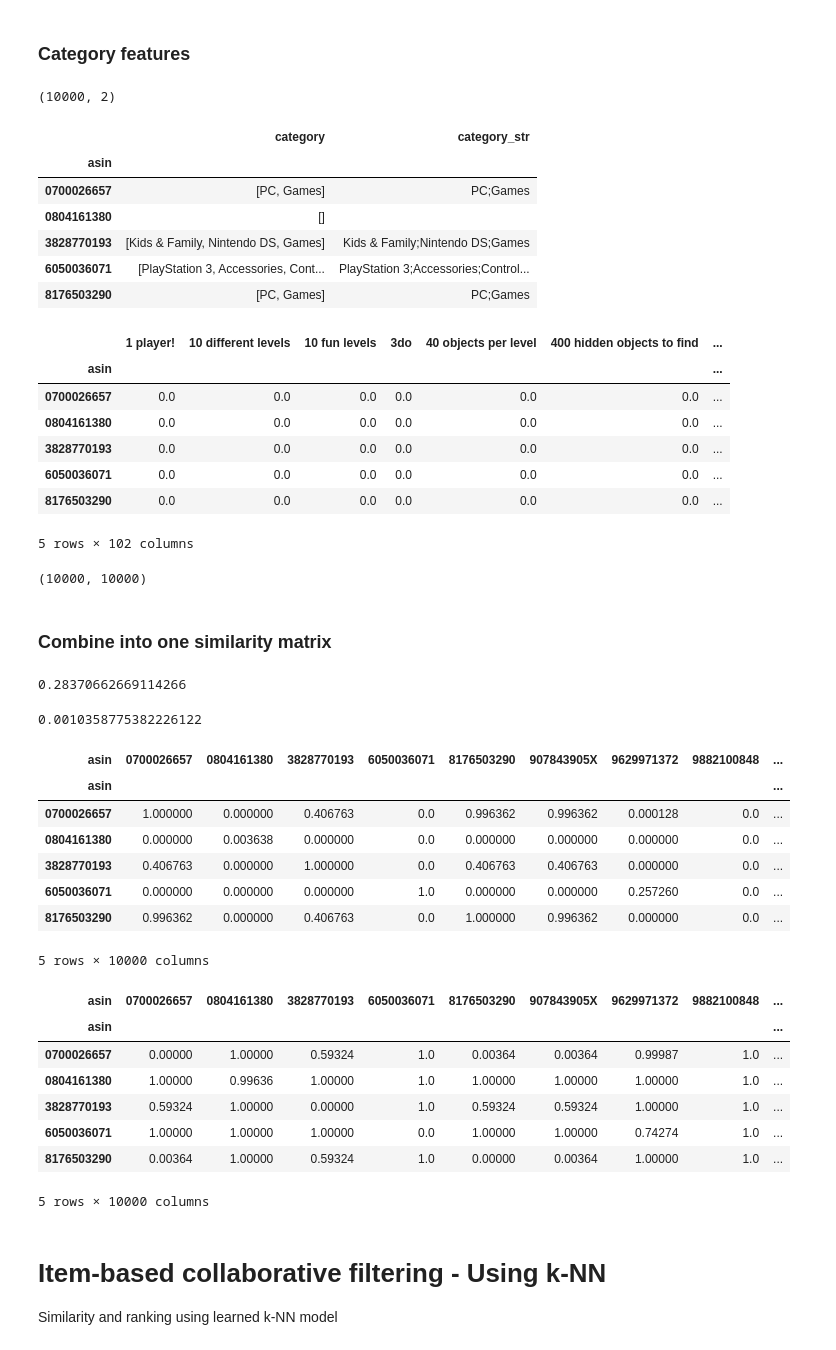
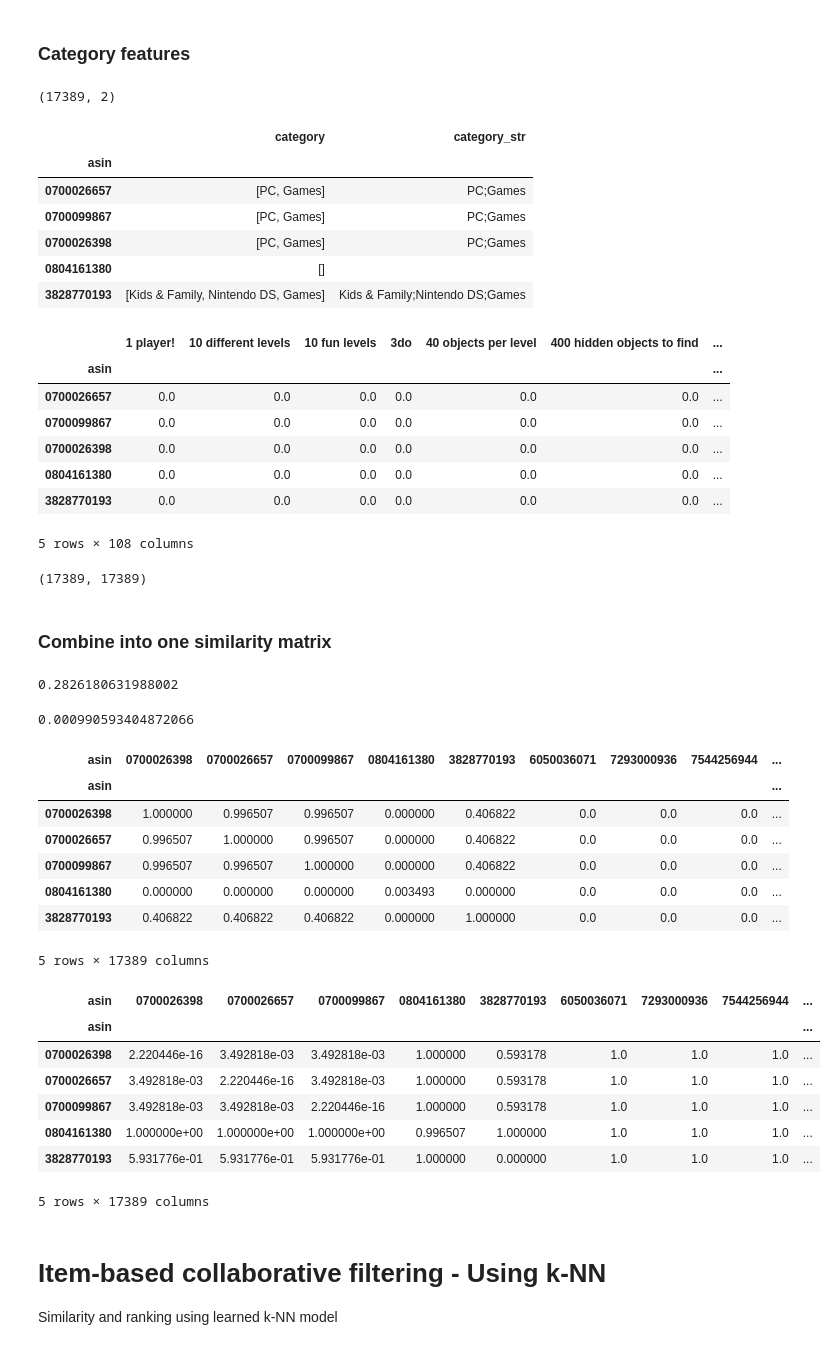
Before and after one commit to wittene/ds5230-recommender, a Jupyter notebook: item-item_multifeats.ipynb, the cells around one changed output. Cells and saved outputs as stored; diff of their text form; code cells hidden in the pictures.

```diff
--- a/item-item_multifeats.ipynb
+++ b/item-item_multifeats.ipynb
@@ -20,8 +20,8 @@ METADATA_PATH = "./data/meta_Video_Games.json.gz"
 REVIEWS_FEATS = ['asin', 'reviewerID', 'overall']
 METADATA_FEATS = ['asin', 'title', 'category']
 # %%
-NUM_PRODUCTS = 10000
-K = 5
+NUM_PRODUCTS = None
+K = 10
 # %% [markdown]
 # Load
 # %% [markdown]
@@ -139,7 +139,8 @@ data
 ### Subset
 # %%
 # Subset the data
-sample_asins = np.random.choice(data['asin'].unique(), size=NUM_PRODUCTS, replace=False)
-data = data[data['asin'].isin(sample_asins)]
+if NUM_PRODUCTS:
+    sample_asins = np.random.choice(data['asin'].unique(), size=NUM_PRODUCTS, replace=False)
+    data = data[data['asin'].isin(sample_asins)]
 data.shape
 # %% [output]
@@ -178,14 +179,14 @@ categories['category_str'] = categories['category'].apply(lambda x: SEP.join(x))
 print(categories.shape)
 categories.head(5)
 # %% [output]
-(10000, 2)
+(17389, 2)
 |  | category | category_str |
 | asin |  |  |
 | 0700026657 | [PC, Games] | PC;Games |
+| 0700099867 | [PC, Games] | PC;Games |
+| 0700026398 | [PC, Games] | PC;Games |
 | 0804161380 | [] |  |
 | 3828770193 | [Kids & Family, Nintendo DS, Games] | Kids & Family;Nintendo DS;Games |
-| 6050036071 | [PlayStation 3, Accessories, Cont... | PlayStation 3;Accessories;Control... |
-| 8176503290 | [PC, Games] | PC;Games |
 # %%
 # TF-IDF using a custom tokenizer
 tokenizer = lambda s: [val for val in s.split(SEP) if val]
@@ -197,59 +198,59 @@ tfidf_matrix.head(5)
 |  | 1 player! | 10 different levels | 10 fun levels | 3do | 40 objects per level | 400 hidden objects to find | ... |
 | asin |  |  |  |  |  |  | ... |
 | 0700026657 | 0.0 | 0.0 | 0.0 | 0.0 | 0.0 | 0.0 | ... |
+| 0700099867 | 0.0 | 0.0 | 0.0 | 0.0 | 0.0 | 0.0 | ... |
+| 0700026398 | 0.0 | 0.0 | 0.0 | 0.0 | 0.0 | 0.0 | ... |
 | 0804161380 | 0.0 | 0.0 | 0.0 | 0.0 | 0.0 | 0.0 | ... |
 | 3828770193 | 0.0 | 0.0 | 0.0 | 0.0 | 0.0 | 0.0 | ... |
-| 6050036071 | 0.0 | 0.0 | 0.0 | 0.0 | 0.0 | 0.0 | ... |
-| 8176503290 | 0.0 | 0.0 | 0.0 | 0.0 | 0.0 | 0.0 | ... |
-5 rows × 102 columns
+5 rows × 108 columns
 # %%
 cat_similarity = linear_kernel(tfidf_matrix)
 cat_similarity.shape
 # %% [output]
-(10000, 10000)
+(17389, 17389)
 # %% [markdown]
 ### Combine into one similarity matrix
 # %%
 cat_mean_sim = cat_similarity.mean()
 cat_mean_sim
 # %% [output]
-0.28370662669114266
+0.2826180631988002
 # %%
 rating_mean_sim = rating_similarity.mean()
 rating_mean_sim
 # %% [output]
-0.0010358775382226122
+0.000990593404872066
 # %%
-# weight ratings to based on mean similarities
+# weight ratings based on mean similarities
 rating_sim_wt = rating_mean_sim / (rating_mean_sim + cat_mean_sim)
-similarity_matrix = rating_sim_wt*rating_similarity + (1-rating_sim_wt)*cat_similarity
-# similarity_matrix = rating_similarity
+cat_sim_wt    = cat_mean_sim / (rating_mean_sim + cat_mean_sim)
+similarity_matrix = rating_sim_wt*rating_similarity + cat_sim_wt*cat_similarity
 similarity_matrix = pd.DataFrame(similarity_matrix, index=user_item_matrix.columns, columns=user_item_matrix.columns)
 similarity_matrix.head(5)
 # %% [output]
-| asin | 0700026657 | 0804161380 | 3828770193 | 6050036071 | 8176503290 | 907843905X | 9629971372 | 9882100848 | ... |
+| asin | 0700026398 | 0700026657 | 0700099867 | 0804161380 | 3828770193 | 6050036071 | 7293000936 | 7544256944 | ... |
 | asin |  |  |  |  |  |  |  |  | ... |
-| 0700026657 | 1.000000 | 0.000000 | 0.406763 | 0.0 | 0.996362 | 0.996362 | 0.000128 | 0.0 | ... |
-| 0804161380 | 0.000000 | 0.003638 | 0.000000 | 0.0 | 0.000000 | 0.000000 | 0.000000 | 0.0 | ... |
-| 3828770193 | 0.406763 | 0.000000 | 1.000000 | 0.0 | 0.406763 | 0.406763 | 0.000000 | 0.0 | ... |
-| 6050036071 | 0.000000 | 0.000000 | 0.000000 | 1.0 | 0.000000 | 0.000000 | 0.257260 | 0.0 | ... |
-| 8176503290 | 0.996362 | 0.000000 | 0.406763 | 0.0 | 1.000000 | 0.996362 | 0.000000 | 0.0 | ... |
+| 0700026398 | 1.000000 | 0.996507 | 0.996507 | 0.000000 | 0.406822 | 0.0 | 0.0 | 0.0 | ... |
+| 0700026657 | 0.996507 | 1.000000 | 0.996507 | 0.000000 | 0.406822 | 0.0 | 0.0 | 0.0 | ... |
+| 0700099867 | 0.996507 | 0.996507 | 1.000000 | 0.000000 | 0.406822 | 0.0 | 0.0 | 0.0 | ... |
+| 0804161380 | 0.000000 | 0.000000 | 0.000000 | 0.003493 | 0.000000 | 0.0 | 0.0 | 0.0 | ... |
+| 3828770193 | 0.406822 | 0.406822 | 0.406822 | 0.000000 | 1.000000 | 0.0 | 0.0 | 0.0 | ... |
-5 rows × 10000 columns
+5 rows × 17389 columns
 # %%
 # cosine similarity is in range (0, 1), so compute distance as 1 - similarity
 # use clip to handle floating point precision errors
-dist_matrix = np.clip((1 - similarity_matrix.values), 0, 1).round(5)
+dist_matrix = np.clip((1 - similarity_matrix.values), 0, 1)
 dist_matrix = pd.DataFrame(dist_matrix, index=similarity_matrix.index, columns=similarity_matrix.columns)
 dist_matrix.head(5)
 # %% [output]
-| asin | 0700026657 | 0804161380 | 3828770193 | 6050036071 | 8176503290 | 907843905X | 9629971372 | 9882100848 | ... |
+| asin | 0700026398 | 0700026657 | 0700099867 | 0804161380 | 3828770193 | 6050036071 | 7293000936 | 7544256944 | ... |
 | asin |  |  |  |  |  |  |  |  | ... |
-| 0700026657 | 0.00000 | 1.00000 | 0.59324 | 1.0 | 0.00364 | 0.00364 | 0.99987 | 1.0 | ... |
-| 0804161380 | 1.00000 | 0.99636 | 1.00000 | 1.0 | 1.00000 | 1.00000 | 1.00000 | 1.0 | ... |
-| 3828770193 | 0.59324 | 1.00000 | 0.00000 | 1.0 | 0.59324 | 0.59324 | 1.00000 | 1.0 | ... |
-| 6050036071 | 1.00000 | 1.00000 | 1.00000 | 0.0 | 1.00000 | 1.00000 | 0.74274 | 1.0 | ... |
-| 8176503290 | 0.00364 | 1.00000 | 0.59324 | 1.0 | 0.00000 | 0.00364 | 1.00000 | 1.0 | ... |
+| 0700026398 | 2.220446e-16 | 3.492818e-03 | 3.492818e-03 | 1.000000 | 0.593178 | 1.0 | 1.0 | 1.0 | ... |
+| 0700026657 | 3.492818e-03 | 2.220446e-16 | 3.492818e-03 | 1.000000 | 0.593178 | 1.0 | 1.0 | 1.0 | ... |
+| 0700099867 | 3.492818e-03 | 3.492818e-03 | 2.220446e-16 | 1.000000 | 0.593178 | 1.0 | 1.0 | 1.0 | ... |
+| 0804161380 | 1.000000e+00 | 1.000000e+00 | 1.000000e+00 | 0.996507 | 1.000000 | 1.0 | 1.0 | 1.0 | ... |
+| 3828770193 | 5.931776e-01 | 5.931776e-01 | 5.931776e-01 | 1.000000 | 0.000000 | 1.0 | 1.0 | 1.0 | ... |
-5 rows × 10000 columns
+5 rows × 17389 columns
 # %% [markdown]
 # Item-based collaborative filtering - Using k-NN
 Similarity and ranking using learned k-NN model
```
Also changed, not shown: parts of 5 cells of this notebook.
